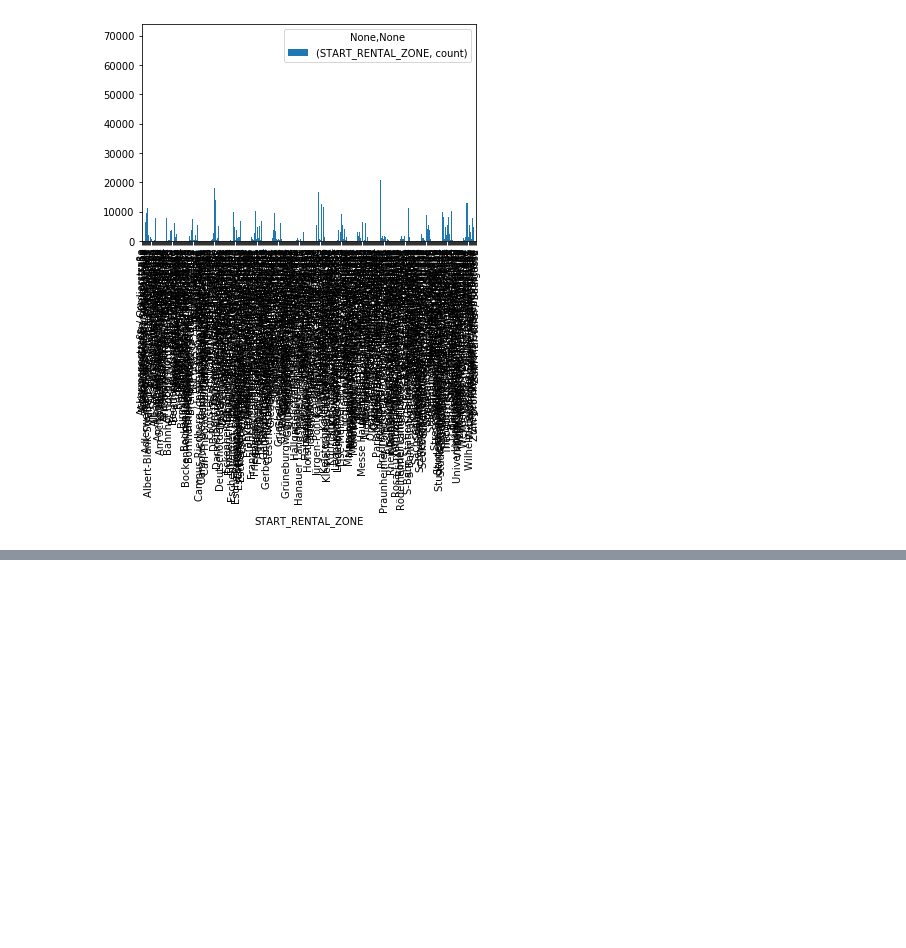
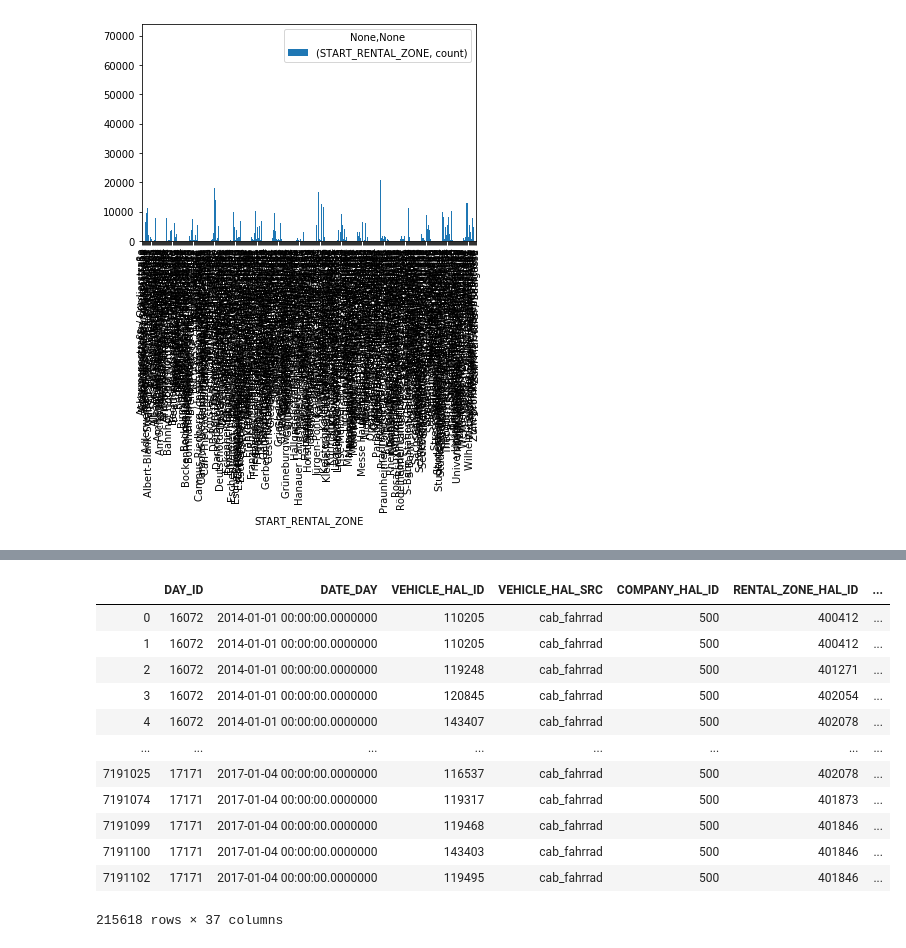
Before and after one commit to AA-Black-Mamba/Workspace, a Jupyter notebook: ProjectONE.ipynb, the cells around one changed output, grey strips where cells are left out. Drawn from its saved outputs; the diff is of its cells as text; code cells hidden in the pictures; blank space fills up the shorter version.

```diff
--- a/ProjectONE.ipynb
+++ b/ProjectONE.ipynb
@@ -188,0 +203,16 @@ AttributeError: 'AxesSubplot' object has no attribute 'head'
+# %%
+availbility_data.groupby(['RENTAL_ZONE_HAL_ID','DATE_DAY']).head()
+# %% [output]
+|  | DAY_ID | DATE_DAY | VEHICLE_HAL_ID | VEHICLE_HAL_SRC | COMPANY_HAL_ID | RENTAL_ZONE_HAL_ID | ... |
+| 0 | 16072 | 2014-01-01 00:00:00.0000000 | 110205 | cab_fahrrad | 500 | 400412 | ... |
+| 1 | 16072 | 2014-01-01 00:00:00.0000000 | 110205 | cab_fahrrad | 500 | 400412 | ... |
+| 2 | 16072 | 2014-01-01 00:00:00.0000000 | 119248 | cab_fahrrad | 500 | 401271 | ... |
+| 3 | 16072 | 2014-01-01 00:00:00.0000000 | 120845 | cab_fahrrad | 500 | 402054 | ... |
+| 4 | 16072 | 2014-01-01 00:00:00.0000000 | 143407 | cab_fahrrad | 500 | 402078 | ... |
+| ... | ... | ... | ... | ... | ... | ... | ... |
+| 7191025 | 17171 | 2017-01-04 00:00:00.0000000 | 116537 | cab_fahrrad | 500 | 402078 | ... |
+| 7191074 | 17171 | 2017-01-04 00:00:00.0000000 | 119317 | cab_fahrrad | 500 | 401873 | ... |
+| 7191099 | 17171 | 2017-01-04 00:00:00.0000000 | 119468 | cab_fahrrad | 500 | 401846 | ... |
+| 7191100 | 17171 | 2017-01-04 00:00:00.0000000 | 143403 | cab_fahrrad | 500 | 401846 | ... |
+| 7191102 | 17171 | 2017-01-04 00:00:00.0000000 | 119495 | cab_fahrrad | 500 | 401846 | ... |
+215618 rows × 37 columns
```
Also changed, not shown: parts of 20 cells of this notebook.
